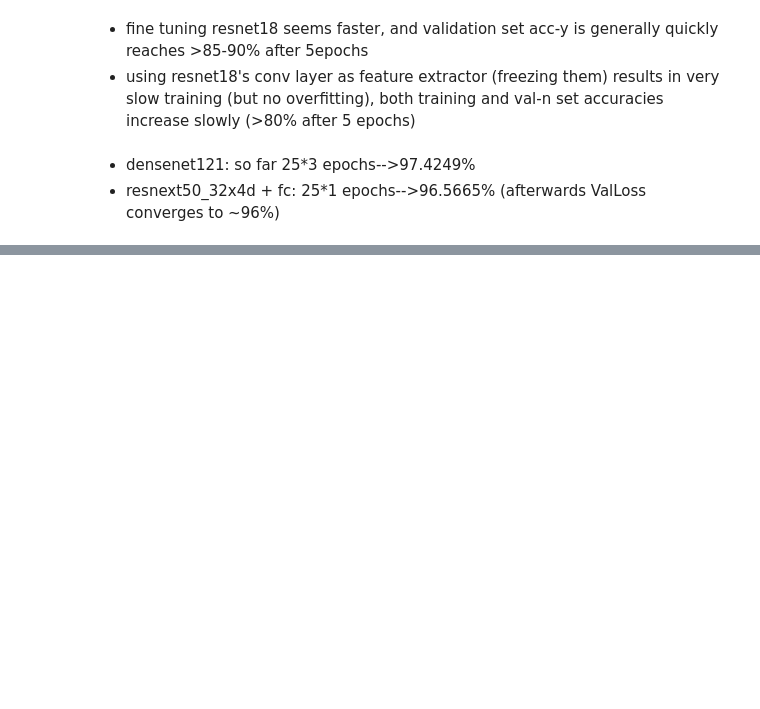
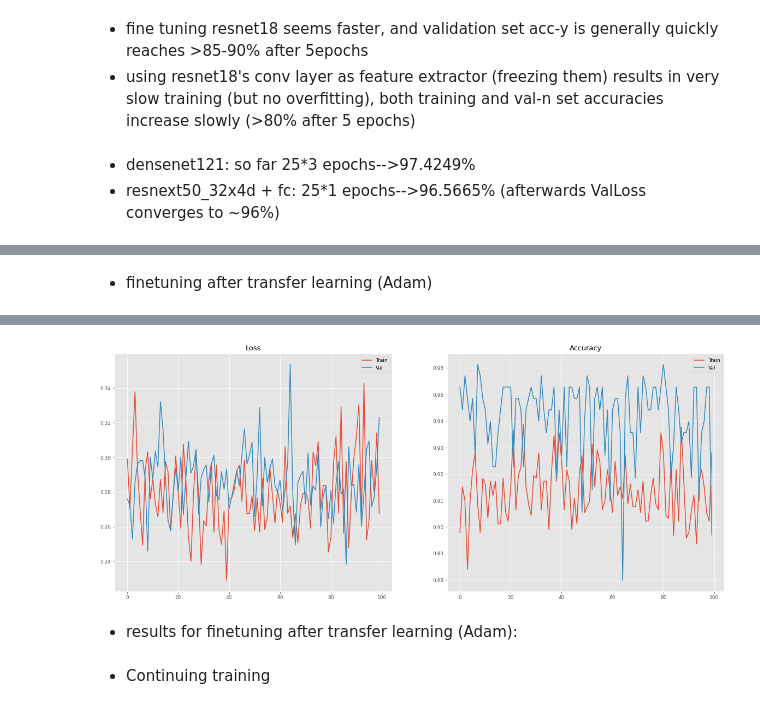
Before and after one commit to mshagirov/cs5242, a Jupyter notebook: 1_training_densenet.ipynb, the cells around one changed output, grey strips where cells are left out. Drawn from its saved outputs; the diff is of its cells as text; code cells hidden in the pictures; blank space fills up the shorter version.

Commit message:
additional transfer learning experiments

```diff
--- a/1_training_densenet.ipynb
+++ b/1_training_densenet.ipynb
@@ -320,0 +397,38 @@ Best val Acc: 0.974249 (return best:True)
+# %% [markdown]
+- finetuning after transfer learning (Adam)
+# %%
+num_epochs = 100
+
+lr = 0.0001 # learning rate
+
+for param in model_ft.parameters():
+    param.requires_grad = True
+
+# Finetune all parameters
+criterion = nn.CrossEntropyLoss()
+
+optimizer_ft = torch.optim.Adam(model_ft.parameters(), lr=lr)
+
+# LR Schedules
+# exp_lr_scheduler = None
+# Decay LR by a factor of 0.1 every 7 epochs
+exp_lr_scheduler = lr_scheduler.StepLR(optimizer_ft, step_size=10*len(datasets['train']), gamma=0.1)
+# exp_lr_scheduler = lr_scheduler.CyclicLR(optimizer_ft, 10**-9, 10**-4, step_size_up=5, step_size_down=10)
+# %%
+best_model, curve_data  = train_model(model_ft, optimizer_ft, data_loaders, num_epochs=num_epochs,
+                         loss_func=criterion, scheduler=exp_lr_scheduler, device=device, return_best=True)
+
+plt.figure(figsize=[20,8])
+t = np.arange(curve_data['total_epochs'])
+plt.subplot(121)
+plt.plot(t,curve_data['trainLosses'],label='Train')
+plt.plot(t,curve_data['valLosses'],label='Val')
+plt.title('Loss'); plt.legend()
+
+plt.subplot(122)
+plt.plot(t,curve_data['trainAccs'],label='Train')
+plt.plot(t,curve_data['valAccs'],label='Val')
+plt.title('Accuracy'); plt.legend()
+
+plt.show()
+# %% [output]
@@ -320,0 +452,5 @@ Best val Acc: 0.974249 (return best:True)
+[figure, added]
+# %% [markdown]
+- results for finetuning after transfer learning (Adam):
+# %% [markdown]
+- Continuing training
```
Also changed, not shown: parts of 18 cells of this notebook, 3 other files.
